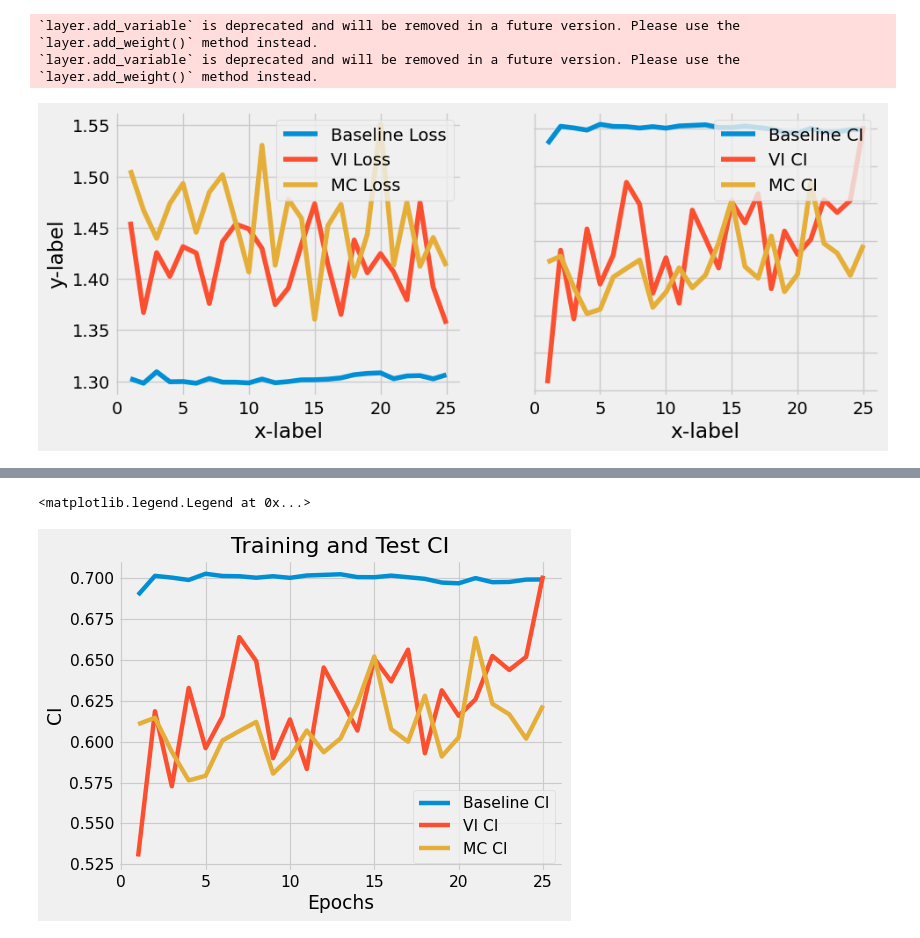
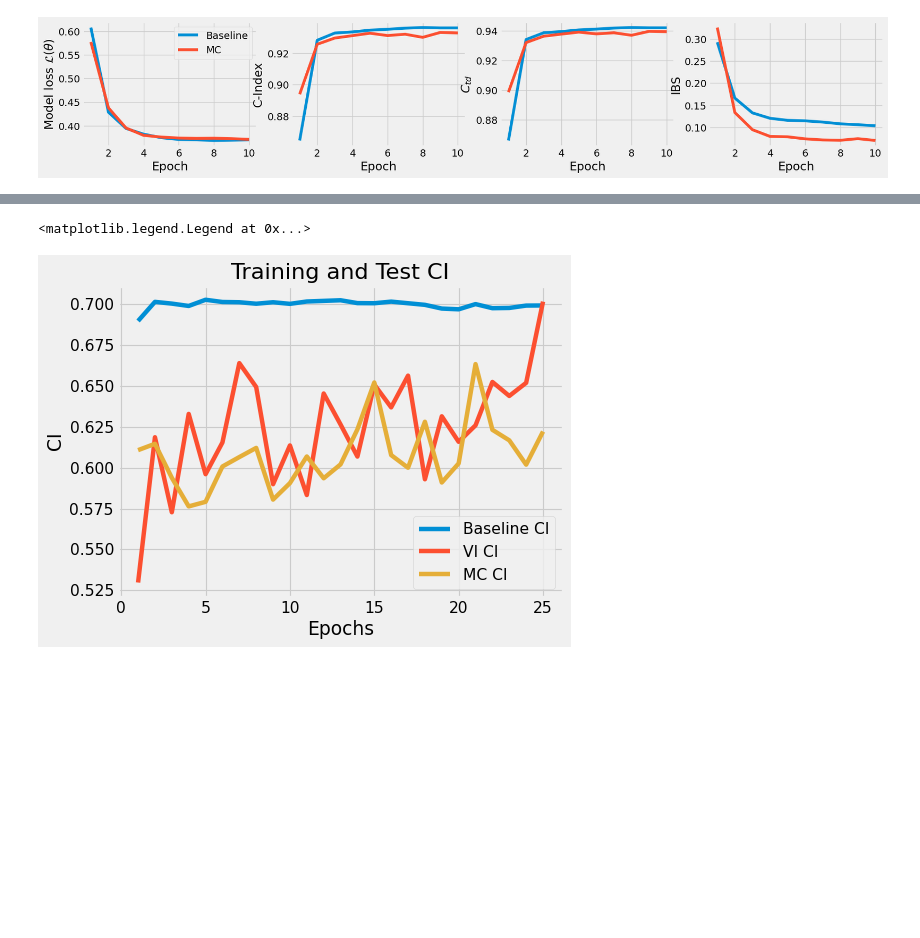
Before and after one commit to thecml/baysurv-wip, a Jupyter notebook: notebooks/model_training.ipynb, the cells around one changed output, grey strips where cells are left out. Saved outputs shown, nothing was run; the diff lists cells and outputs as text; code cells hidden in the pictures; blank space fills up the shorter version.

```diff
--- a/notebooks/model_training.ipynb
+++ b/notebooks/model_training.ipynb
@@ -1,6 +1,6 @@
 # %%
 import tensorflow as tf
-from tools.model_builder import make_baseline_model, make_vi_model, make_mc_dropout_model
+from tools.model_builder import make_baseline_model, make_vi_model, make_mc_model
 from utility.risk import InputFunction
 from utility.loss import CoxPHLoss
 from tools import data_loader, model_trainer
@@ -18,7 +18,7 @@ N_EPOCHS = 10
 BATCH_SIZE = 32
 
 # Load data
-dl = data_loader.GbsgDataLoader().load_data()
+dl = data_loader.FlchainDataLoader().load_data()
 X, y = dl.get_data()
 num_features, cat_features = dl.get_features()
 
@@ -39,7 +39,7 @@ t_test = np.array(y_test['Time'])
 e_test = np.array(y_test['Event'])
 
 # Load network parameters
-config = load_config(pt.CONFIGS_DIR, "gbsg_arch.yaml")
+config = load_config(pt.CONFIGS_DIR, "flchain_arch.yaml")
 optimizer = tf.keras.optimizers.deserialize(config['optimizer'])
 custom_objects = {"CoxPHLoss": CoxPHLoss()}
 with tf.keras.utils.custom_object_scope(custom_objects):
@@ -58,6 +58,7 @@ baseline_model = make_baseline_model(input_shape=X_train.shape[1:], output_dim=1
                                      layers=layers, activation_fn=activation_fn,
                                      dropout_rate=dropout_rate, regularization_pen=l2_reg)
 baseline_trainer = model_trainer.Trainer(model=baseline_model,
+                                         model_type="BASELINE",
                                          train_dataset=train_ds,
                                          valid_dataset=None,
                                          test_dataset=test_ds,
@@ -66,17 +67,17 @@ baseline_trainer = model_trainer.Trainer(model=baseline_model,
                                          num_epochs=N_EPOCHS)
 baseline_trainer.train_and_evaluate()
 # %%
-# Train VI model
-vi_model = make_vi_model(n_train_samples=X_train.shape[0], input_shape=X_train.shape[1:], output_dim=2,
-                         layers=layers, activation_fn=activation_fn, dropout_rate=dropout_rate)
-vi_trainer = model_trainer.Trainer(model=vi_model,
+# Train MC model
+dropout_rate = 0.25
+mc_model = make_mc_model(input_shape=X_train.shape[1:], output_dim=2,
+                         layers=layers, activation_fn=activation_fn,
+                         dropout_rate=dropout_rate)
+mc_trainer = model_trainer.Trainer(model=mc_model,
+                                   model_type="MC",
                                    train_dataset=train_ds,
                                    valid_dataset=None,
                                    test_dataset=test_ds,
                                    optimizer=optimizer,
                                    loss_function=loss_fn,
                                    num_epochs=N_EPOCHS)
-vi_trainer.train_and_evaluate()
+mc_trainer.train_and_evaluate()
-# %% [output]
-`layer.add_variable` is deprecated and will be removed in a future version. Please use the `layer.add_weight()` method instead.
-`layer.add_variable` is deprecated and will be removed in a future version. Please use the `layer.add_weight()` method instead.
@@ -95,30 +84,34 @@ mc_dropout_trainer.train_and_evaluate()
 # %%
 # Get loss/ci scores
 baseline_loss = baseline_trainer.test_loss_scores
-vi_loss = vi_trainer.test_loss_scores
-mc_loss = mc_dropout_trainer.test_loss_scores
 baseline_ci = baseline_trainer.test_ci_scores
-vi_ci = vi_trainer.test_ci_scores
-mc_ci = mc_dropout_trainer.test_ci_scores
+baseline_ctd = baseline_trainer.test_ctd_scores
+baseline_ibs = baseline_trainer.test_ibs_scores
+
+mc_loss = mc_trainer.test_loss_scores
+mc_ci = mc_trainer.test_ci_scores
+mc_ctd = mc_trainer.test_ctd_scores
+mc_ibs = mc_trainer.test_ibs_scores
 # %%
 epochs = range(1, N_EPOCHS+1)
-fig, axs = plt.subplots(1, 2, figsize=(10, 4))
-axs[0].plot(epochs, baseline_loss, label='Baseline Loss')
-axs[0].plot(epochs, vi_loss, label='VI Loss')
-axs[0].plot(epochs, mc_loss, label='MC Loss')
+fig, axs = plt.subplots(1, 4, figsize=(18, 3))
+axs[0].plot(epochs, baseline_loss, label='Baseline')
+axs[0].plot(epochs, mc_loss, label='MC')
 axs[0].legend(loc="upper right")
-axs[1].plot(epochs, baseline_ci, label='Baseline CI')
-axs[1].plot(epochs, vi_ci, label='VI CI')
-axs[1].plot(epochs, mc_ci, label='MC CI')
-axs[1].legend(loc="upper right")
-
-for ax in axs.flat:
-    ax.set(xlabel='x-label', ylabel='y-label')
-
-for ax in axs.flat:
-    ax.label_outer()
+axs[0].set(xlabel='Epoch', ylabel=r'Model loss $\mathcal{L}(\theta)$')
+axs[1].plot(epochs, baseline_ci, label='MLP')
+axs[1].plot(epochs, mc_ci, label='MC')
+axs[1].set(xlabel='Epoch', ylabel='C-Index')
+axs[2].plot(epochs, baseline_ctd, label='MLP')
+axs[2].plot(epochs, mc_ctd, label='MC')
+axs[2].set(xlabel='Epoch', ylabel='$C_{td}$')
+axs[3].plot(epochs, baseline_ibs, label='MLP')
+axs[3].plot(epochs, mc_ibs, label='MC')
+axs[3].set(xlabel='Epoch', ylabel='IBS')
+fig.savefig(Path.joinpath(pt.RESULTS_DIR, "loss.pdf"),
+            format='pdf', bbox_inches="tight")
 # %% [output]
-[figure, old version]
+[figure, new version]
 # %%
 plt.figure(dpi=80)
 epochs = range(1, N_EPOCHS+1)
```
Also changed, not shown: parts of 2 cells of this notebook, 8 other files.
